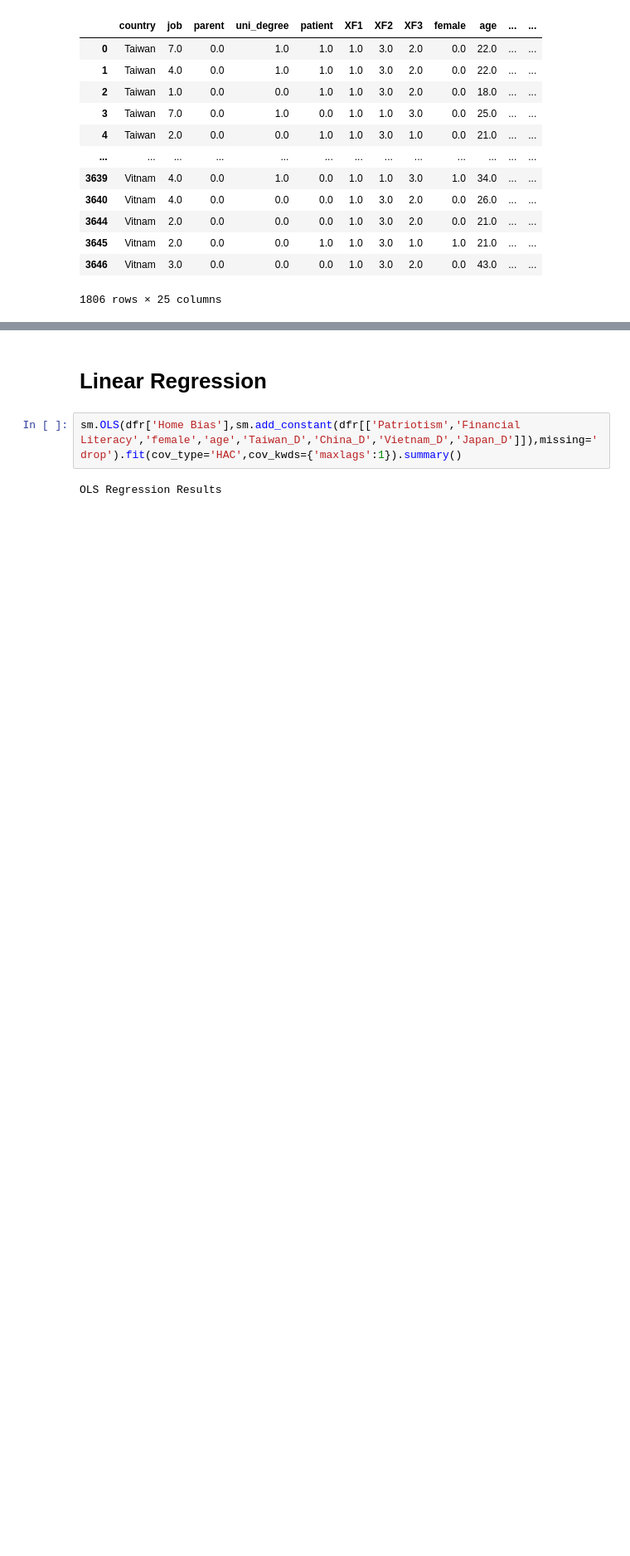
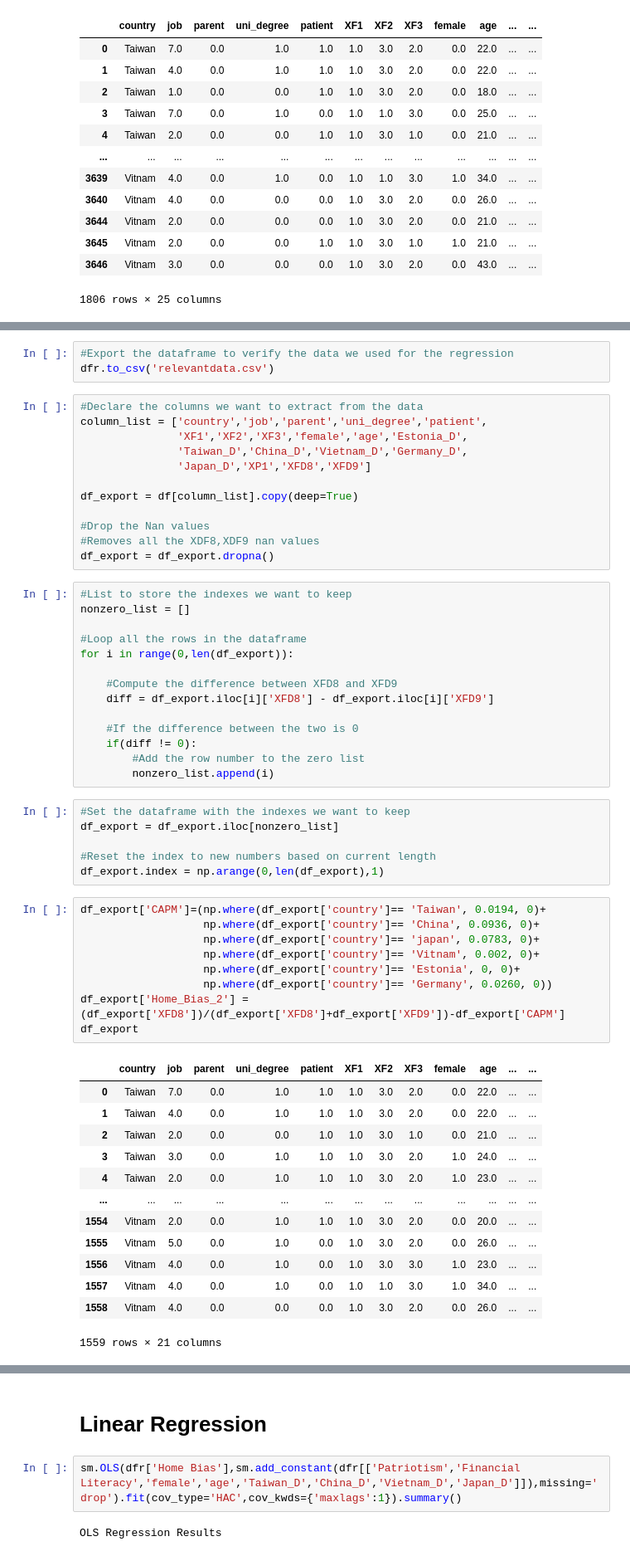
Before and after one commit to hugo2901/Culture-Finance, a Jupyter notebook: Culture Finance.ipynb, the cells around one changed output, grey strips where cells are left out. Shown at 83% size. Saved outputs shown, nothing was run; the diff lists cells and outputs as text; blank space fills up the shorter version.

Commit message:
Added the sav export for R
sav export for R script
Added CAPM and Home Bias 2

```diff
--- a/Culture Finance.ipynb
+++ b/Culture Finance.ipynb
@@ -94,0 +98,58 @@ dfr
+# %%
+#Export the dataframe to verify the data we used for the regression
+dfr.to_csv('relevantdata.csv')
+# %%
+#Declare the columns we want to extract from the data
+column_list = ['country','job','parent','uni_degree','patient',
+               'XF1','XF2','XF3','female','age','Estonia_D',
+               'Taiwan_D','China_D','Vietnam_D','Germany_D',
+               'Japan_D','XP1','XFD8','XFD9']
+
+df_export = df[column_list].copy(deep=True)
+
+#Drop the Nan values
+#Removes all the XDF8,XDF9 nan values
+df_export = df_export.dropna()
+# %%
+#List to store the indexes we want to keep
+nonzero_list = []
+
+#Loop all the rows in the dataframe
+for i in range(0,len(df_export)):
+
+    #Compute the difference between XFD8 and XFD9
+    diff = df_export.iloc[i]['XFD8'] - df_export.iloc[i]['XFD9']
+
+    #If the difference between the two is 0
+    if(diff != 0):
+        #Add the row number to the zero list
+        nonzero_list.append(i)
+# %%
+#Set the dataframe with the indexes we want to keep
+df_export = df_export.iloc[nonzero_list]
+
+#Reset the index to new numbers based on current length
+df_export.index = np.arange(0,len(df_export),1)
+# %%
+df_export['CAPM']=(np.where(df_export['country']== 'Taiwan', 0.0194, 0)+
+                   np.where(df_export['country']== 'China', 0.0936, 0)+
+                   np.where(df_export['country']== 'japan', 0.0783, 0)+
+                   np.where(df_export['country']== 'Vitnam', 0.002, 0)+
+                   np.where(df_export['country']== 'Estonia', 0, 0)+
+                   np.where(df_export['country']== 'Germany', 0.0260, 0))
+df_export['Home_Bias_2'] = (df_export['XFD8'])/(df_export['XFD8']+df_export['XFD9'])-df_export['CAPM']
+df_export
+# %% [output]
+|  | country | job | parent | uni_degree | patient | XF1 | XF2 | XF3 | female | age | ... | ... |
+| 0 | Taiwan | 7.0 | 0.0 | 1.0 | 1.0 | 1.0 | 3.0 | 2.0 | 0.0 | 22.0 | ... | ... |
+| 1 | Taiwan | 4.0 | 0.0 | 1.0 | 1.0 | 1.0 | 3.0 | 2.0 | 0.0 | 22.0 | ... | ... |
+| 2 | Taiwan | 2.0 | 0.0 | 0.0 | 1.0 | 1.0 | 3.0 | 1.0 | 0.0 | 21.0 | ... | ... |
+| 3 | Taiwan | 3.0 | 0.0 | 1.0 | 1.0 | 1.0 | 3.0 | 2.0 | 1.0 | 24.0 | ... | ... |
+| 4 | Taiwan | 2.0 | 0.0 | 1.0 | 1.0 | 1.0 | 3.0 | 2.0 | 1.0 | 23.0 | ... | ... |
+| ... | ... | ... | ... | ... | ... | ... | ... | ... | ... | ... | ... | ... |
+| 1554 | Vitnam | 2.0 | 0.0 | 1.0 | 1.0 | 1.0 | 3.0 | 2.0 | 0.0 | 20.0 | ... | ... |
+| 1555 | Vitnam | 5.0 | 0.0 | 1.0 | 0.0 | 1.0 | 3.0 | 2.0 | 0.0 | 26.0 | ... | ... |
+| 1556 | Vitnam | 4.0 | 0.0 | 1.0 | 0.0 | 1.0 | 3.0 | 3.0 | 1.0 | 23.0 | ... | ... |
+| 1557 | Vitnam | 4.0 | 0.0 | 1.0 | 0.0 | 1.0 | 1.0 | 3.0 | 1.0 | 34.0 | ... | ... |
+| 1558 | Vitnam | 4.0 | 0.0 | 0.0 | 0.0 | 1.0 | 3.0 | 2.0 | 0.0 | 26.0 | ... | ... |
+1559 rows × 21 columns
```
Also changed, not shown: parts of 5 cells of this notebook.
